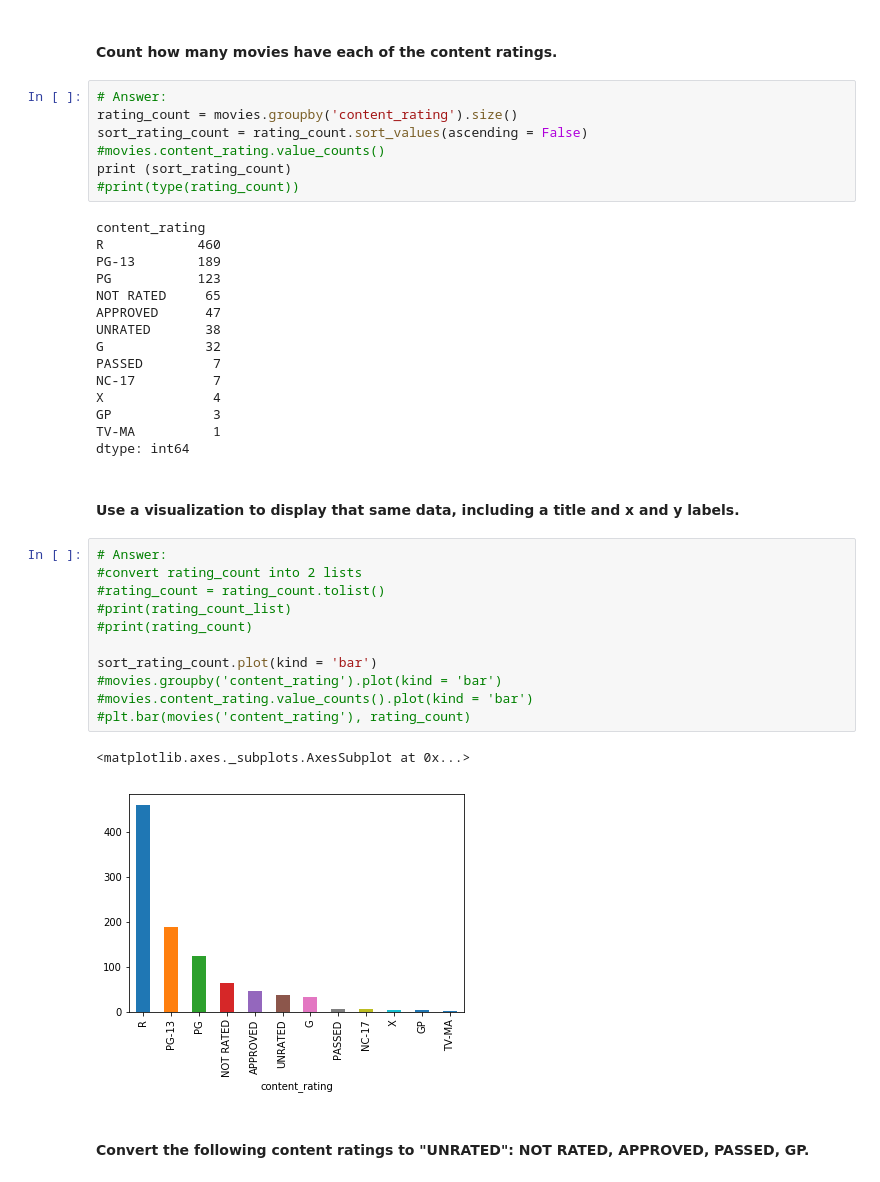
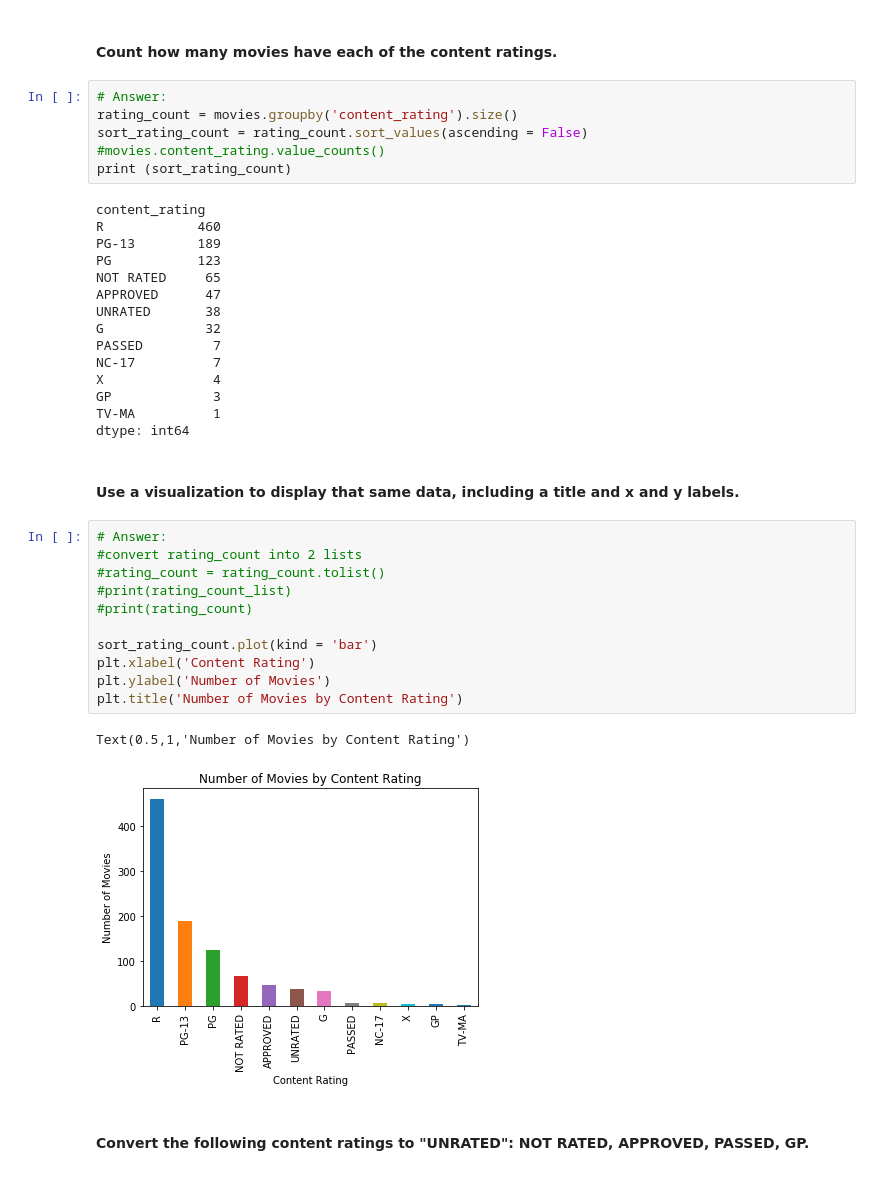
Before and after one commit to CalvinChua/GAClasses, a Jupyter notebook: Project 2/imdb.ipynb, the cells around one changed output. Cells and saved outputs as stored; diff of their text form.

```diff
--- a/Project 2/imdb.ipynb
+++ b/Project 2/imdb.ipynb
@@ -122,7 +122,6 @@ rating_count = movies.groupby('content_rating').size()
 sort_rating_count = rating_count.sort_values(ascending = False)
 #movies.content_rating.value_counts()
 print (sort_rating_count)
-#print(type(rating_count))
 # %% [output]
 content_rating
 R            460
@@ -143,17 +142,17 @@ dtype: int64
 # %%
 # Answer:
 #convert rating_count into 2 lists
 #rating_count = rating_count.tolist()
 #print(rating_count_list)
 #print(rating_count)
 
 sort_rating_count.plot(kind = 'bar')
-#movies.groupby('content_rating').plot(kind = 'bar')
-#movies.content_rating.value_counts().plot(kind = 'bar')
-#plt.bar(movies('content_rating'), rating_count)
+plt.xlabel('Content Rating')
+plt.ylabel('Number of Movies')
+plt.title('Number of Movies by Content Rating')
 # %% [output]
-<matplotlib.axes._subplots.AxesSubplot at 0x...>
+Text(0.5,1,'Number of Movies by Content Rating')
-[figure, old version]
+[figure, new version]
 # %% [markdown]
 #### Convert the following content ratings to "UNRATED": NOT RATED, APPROVED, PASSED, GP.
 # %%
```
Also changed, not shown: parts of 18 cells of this notebook.
